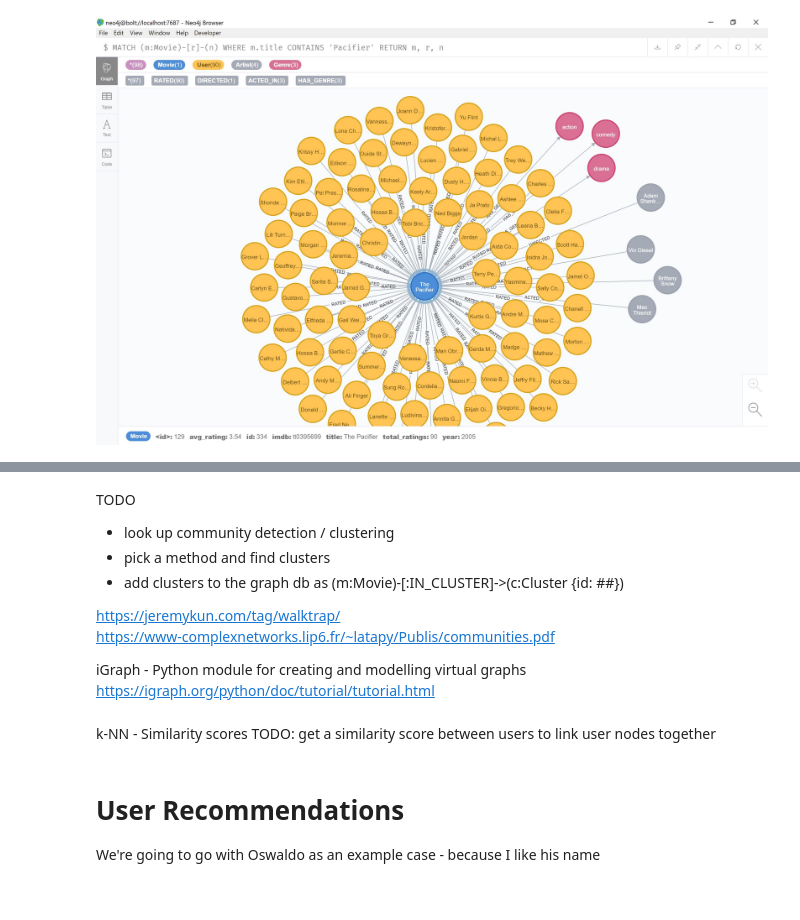
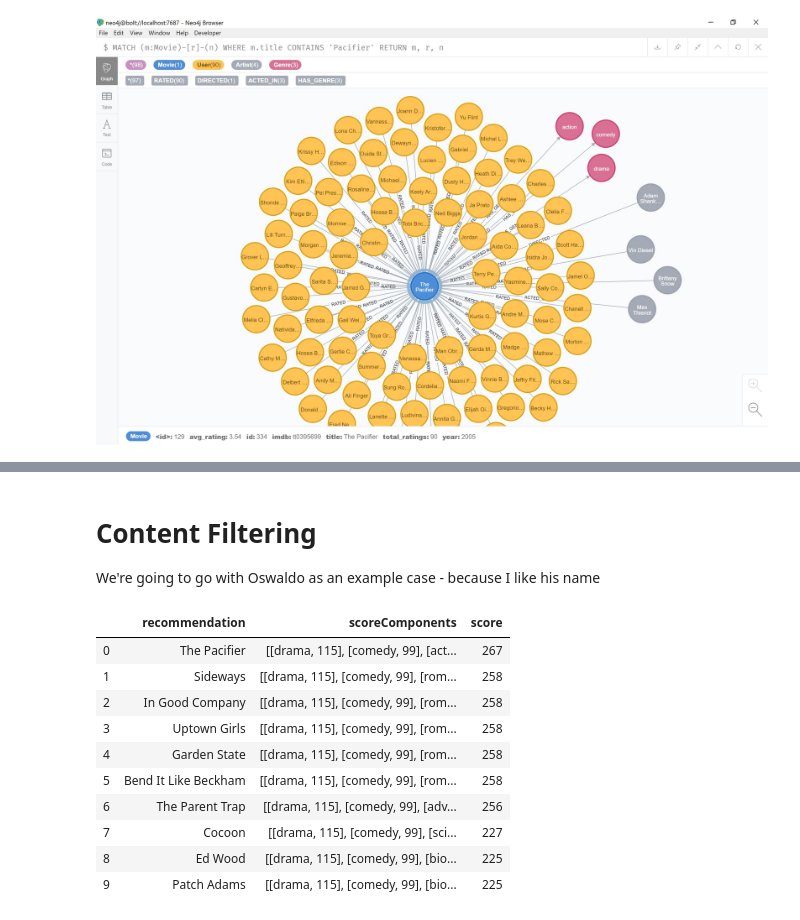
Before and after one commit to mei-yong/RecomMovies, a Jupyter notebook: recom_movies_graphdb.ipynb, the cells around one changed output, grey strips where cells are left out. Cells and saved outputs as stored; diff of their text form; code cells hidden in the pictures.

```diff
--- a/recom_movies_graphdb.ipynb
+++ b/recom_movies_graphdb.ipynb
@@ -513,14 +447,0 @@ for row in results:
-# %% [markdown]
-TODO
-* look up community detection / clustering
-* pick a method and find clusters
-* add clusters to the graph db as (m:Movie)-[:IN_CLUSTER]->(c:Cluster {id: ##})
-
-https://jeremykun.com/tag/walktrap/ <br>
-https://www-complexnetworks.lip6.fr/~latapy/Publis/communities.pdf
-
-iGraph - Python module for creating and modelling virtual graphs <br>
-https://igraph.org/python/doc/tutorial/tutorial.html
-# %% [markdown]
-k-NN - Similarity scores
-TODO: get a similarity score between users to link user nodes together
@@ -539,4 +448,38 @@ RETURN movie, recommendation
 # %% [markdown]
-# User Recommendations
+# Content Filtering
 We're going to go with Oswaldo as an example case - because I like his name
+# %%
+# Find other movies with similar genres
+query = '''
+MATCH (user:User)-[:RATED]->(m:Movie),
+    (m)-[:HAS_GENRE]->(g:Genre)<-[:HAS_GENRE]-(otherMovie:Movie)
+WHERE user.name CONTAINS "Oswaldo"
+    AND NOT (user)-[:RATED]->(otherMovie)
+
+WITH otherMovie, [g.name, COUNT(*)] AS scores
+
+RETURN
+    otherMovie.title as recommendation,
+    COLLECT(scores) AS scoreComponents,
+    REDUCE (s=0, x in COLLECT(scores) | s+x[1]) AS score
+
+ORDER BY score DESC
+LIMIT 10
+'''
+results = graph.run(query)
+
+df = pd.DataFrame(results, columns=['recommendation','scoreComponents','score'])
+df.head(10)
+# %% [output]
+|  | recommendation | scoreComponents | score |
+| 0 | The Pacifier | [[drama, 115], [comedy, 99], [act... | 267 |
+| 1 | Sideways | [[drama, 115], [comedy, 99], [rom... | 258 |
+| 2 | In Good Company | [[drama, 115], [comedy, 99], [rom... | 258 |
+| 3 | Uptown Girls | [[drama, 115], [comedy, 99], [rom... | 258 |
+| 4 | Garden State | [[drama, 115], [comedy, 99], [rom... | 258 |
+| 5 | Bend It Like Beckham | [[drama, 115], [comedy, 99], [rom... | 258 |
+| 6 | The Parent Trap | [[drama, 115], [comedy, 99], [adv... | 256 |
+| 7 | Cocoon | [[drama, 115], [comedy, 99], [sci... | 227 |
+| 8 | Ed Wood | [[drama, 115], [comedy, 99], [bio... | 225 |
+| 9 | Patch Adams | [[drama, 115], [comedy, 99], [bio... | 225 |
 # %%
```
Also changed, not shown: parts of 18 cells of this notebook.
